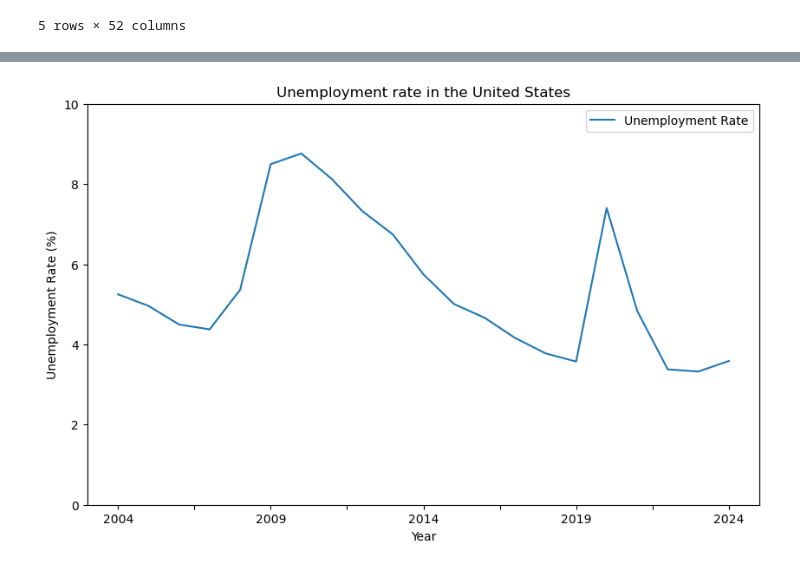
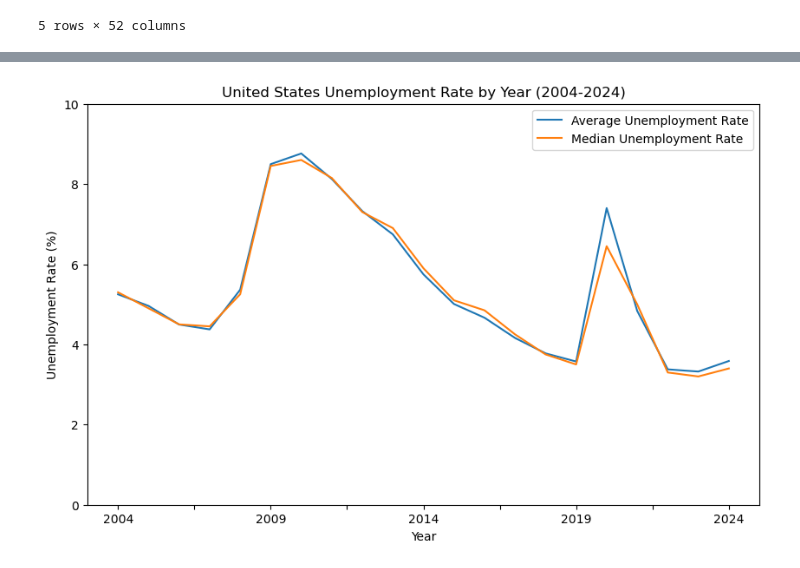
Before and after one commit to d-burke-data/Project_01, a Jupyter notebook: Work_Camden/unemployment_stats.ipynb, the cells around one changed output, grey strips where cells are left out. Saved outputs shown, nothing was run; the diff lists cells and outputs as text; code cells hidden in the pictures.

```diff
--- a/Work_Camden/unemployment_stats.ipynb
+++ b/Work_Camden/unemployment_stats.ipynb
@@ -106,12 +82,26 @@ year_grp.head()
+# %%
+# Averaging the data
+avg_year_grp = df.groupby('Year').mean()
+
+# Getting the median of all the data
+med_year_grp = df.groupby('Year').median()
+# %%
+# Creating the "Average" column in the avg_year_grp
+avg_year_grp['Average'] = avg_year_grp.mean(axis=1)
+
+# Creating the "Median" column in the med_year_grp
+med_year_grp['Median'] = med_year_grp.median(axis=1)
 # %%
-overall_unemployed = pd.DataFrame({'Unemployment Rate': year_grp['Average']}, index=df['Year'].unique())
-us_plot = overall_unemployed.plot(kind='line', title='Unemployment rate in the United States',
+# Plotting the average and the median unemployment rate
+overall_unemployed = pd.DataFrame({'Average Unemployment Rate': avg_year_grp['Average'],
+                                   'Median Unemployment Rate': med_year_grp['Median']}, index=df['Year'].unique())
+us_plot = overall_unemployed.plot(kind='line', title='United States Unemployment Rate by Year (2004-2024)',
                                   xlabel='Year', ylabel='Unemployment Rate (%)', figsize=(10, 6),
                                   ylim=(0, 10));
 fig1 = us_plot.get_figure()
 fig1.savefig('Visualizations/US_unemployment_per_year.png')
 # %% [output]
-[figure, old version]
+[figure, new version]
 # %%
 states = df.columns.unique()
 states = states.drop('Year')
```
Also changed, not shown: parts of 4 cells of this notebook, 2 other files.
